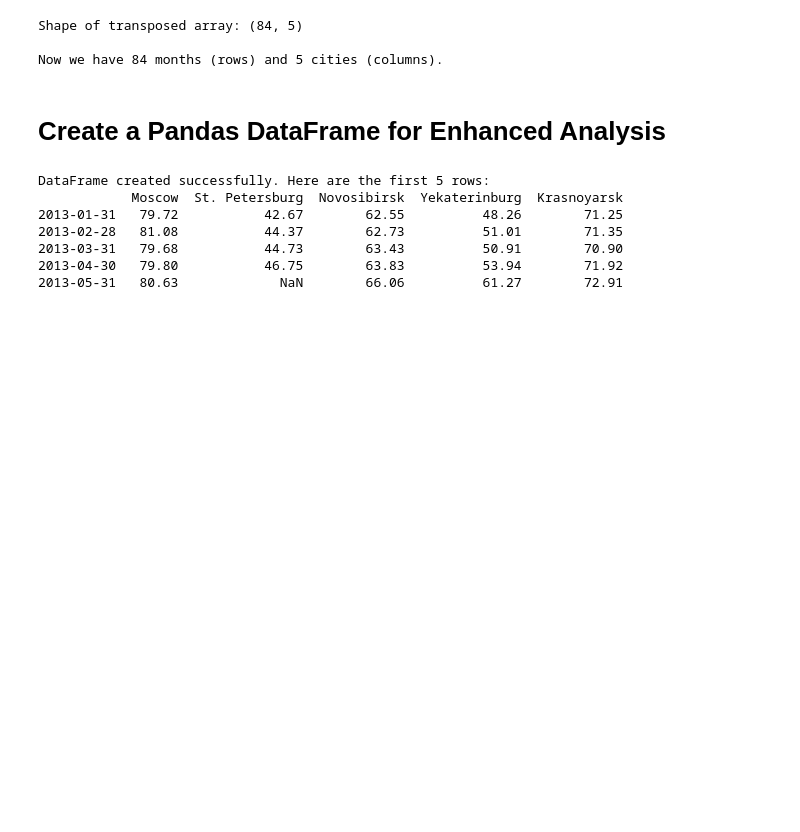
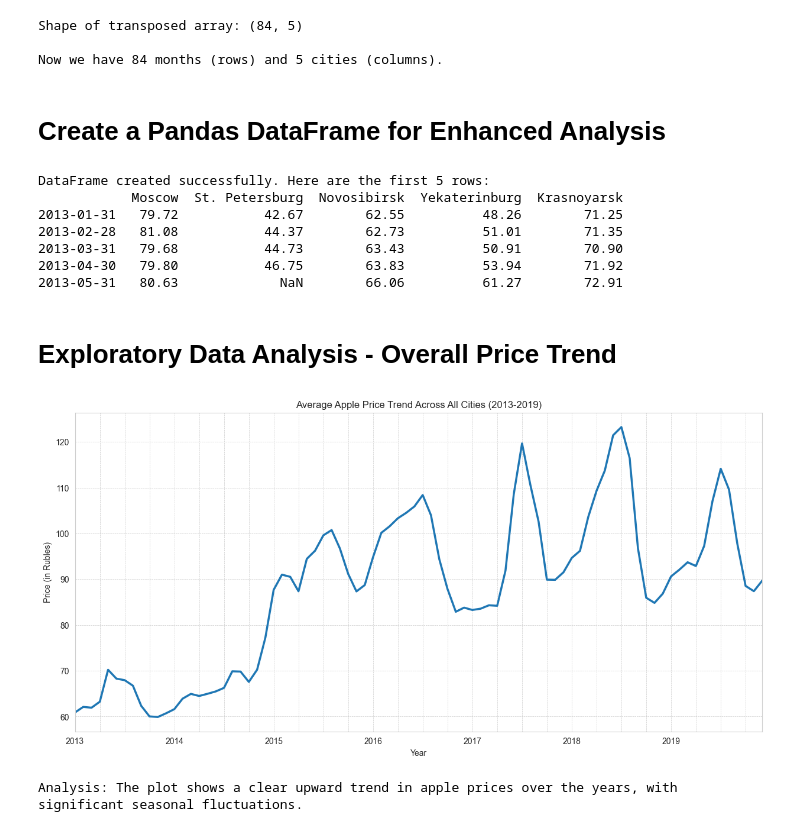
Before and after one commit to AnnaPChop/russian-apple-prices-analysis, a Jupyter notebook: Apple_Price_Analysis.ipynb, the cells around one changed output. Cells and saved outputs as stored; diff of their text form; code cells hidden in the pictures; blank space fills up the shorter version.

Commit message:
exploratory data analysis

```diff
--- a/Apple_Price_Analysis.ipynb
+++ b/Apple_Price_Analysis.ipynb
@@ -74,3 +74,24 @@ DataFrame created successfully. Here are the first 5 rows:
 2013-03-31   79.68           44.73        63.43          50.91        70.90
 2013-04-30   79.80           46.75        63.83          53.94        71.92
 2013-05-31   80.63             NaN        66.06          61.27        72.91
+# %% [markdown]
+# Exploratory Data Analysis - Overall Price Trend
+# %%
+# Calculating the average price across all cities for each month.
+df_precios['Average_Price'] = df_precios.mean(axis=1)
+
+# Plot the average price trend
+plt.figure()
+df_precios['Average_Price'].plot(
+    title='Average Apple Price Trend Across All Cities (2013-2019)',
+    linewidth=2.5
+)
+plt.ylabel('Price (in Rubles)')
+plt.xlabel('Year')
+plt.grid(True, which='both', linestyle='--', linewidth=0.5)
+plt.show()
+
+print("Analysis: The plot shows a clear upward trend in apple prices over the years, with significant seasonal fluctuations.")
+# %% [output]
+[figure, added]
+Analysis: The plot shows a clear upward trend in apple prices over the years, with significant seasonal fluctuations.
```
